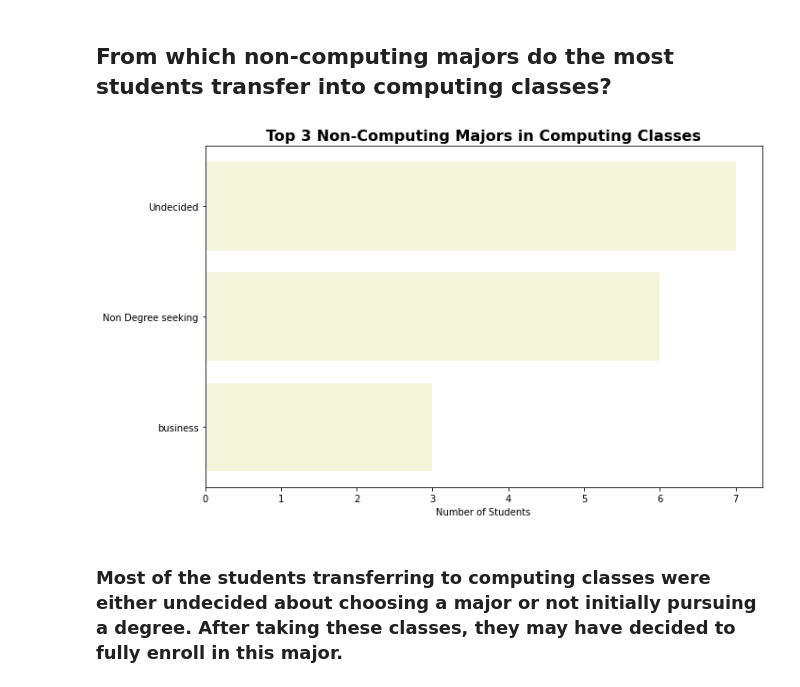
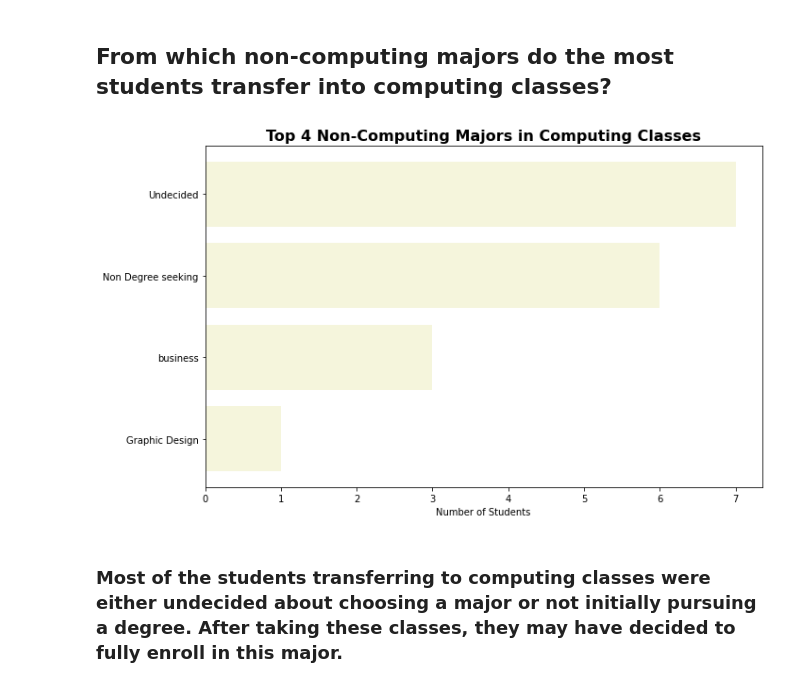
Before and after one commit to Alexib173/Project-1-Overview-College-Recruitment-Improvement-Study, a Jupyter notebook: Project#1_Vizualization.ipynb, the cells around one changed output. Saved outputs shown, nothing was run; the diff lists cells and outputs as text; code cells hidden in the pictures.

```diff
--- a/Project#1_Vizualization.ipynb
+++ b/Project#1_Vizualization.ipynb
@@ -85,17 +85,17 @@ plt.show()
 ## From which non-computing majors do the most students transfer into computing classes?
 # %%
 
-top_majors = non_computing_df['degree_program'].value_counts().nlargest(3)
+top_majors = non_computing_df['degree_program'].value_counts().nlargest(4)
 
 plt.figure(figsize=(10, 6))
 plt.barh(top_majors.index, top_majors.values, color='beige')
-plt.title('Top 3 Non-Computing Majors in Computing Classes', fontsize=16, fontweight='bold')
+plt.title('Top 4 Non-Computing Majors in Computing Classes', fontsize=16, fontweight='bold')
 plt.xlabel('Number of Students')
 plt.gca().invert_yaxis()
 plt.tight_layout()
 plt.savefig('3_top_non_computing_majors.png')
 plt.show()
 # %% [output]
-[figure, old version]
+[figure, new version]
 # %% [markdown]
 ### Most of the students transferring to computing classes were either undecided about choosing a major or not initially pursuing a degree. After taking these classes, they may have decided to fully enroll in this major.
```
Also changed, not shown: parts of 4 cells of this notebook, 2 other files.
